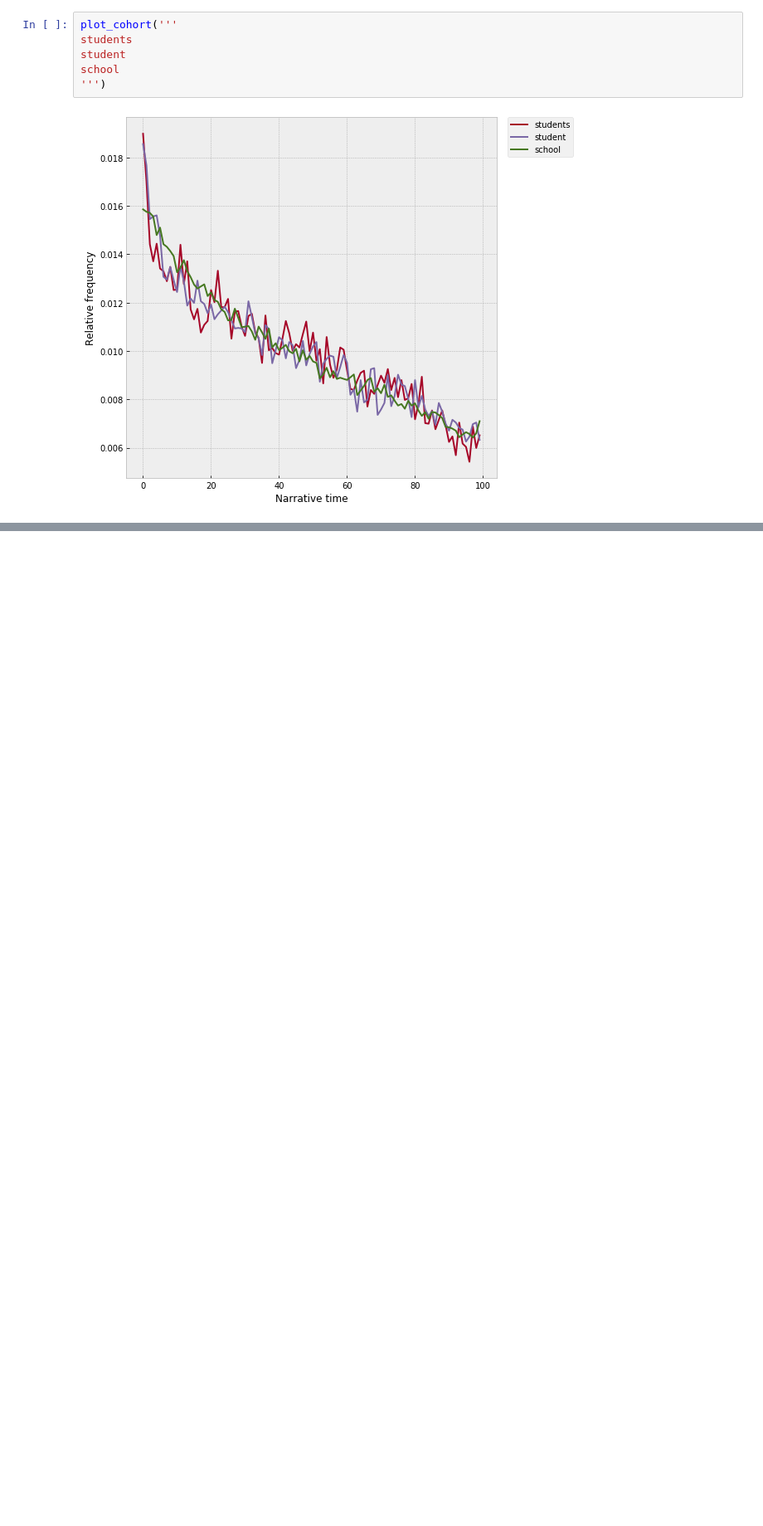
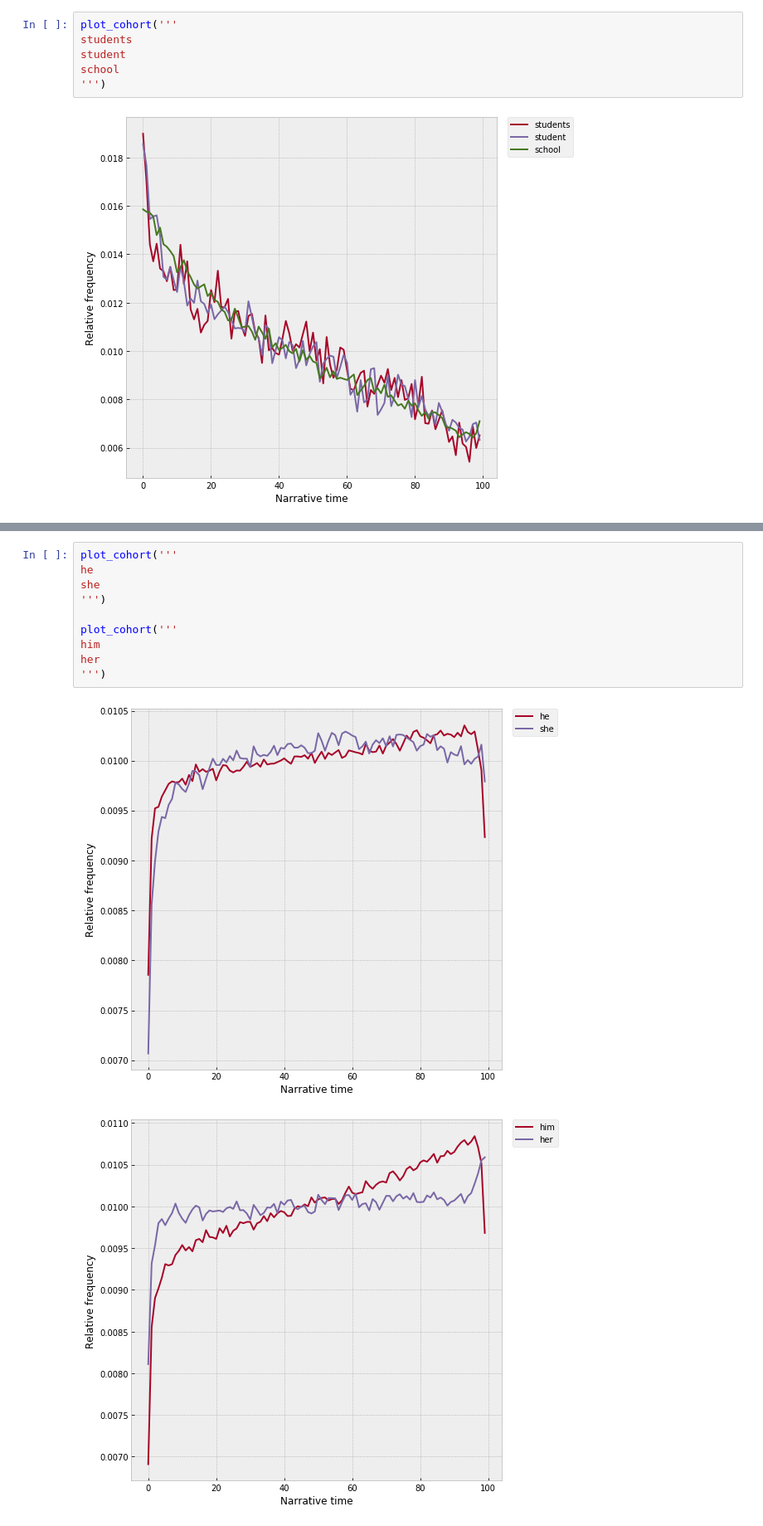
Before and after one commit to davidmcclure/lint-analysis, a Jupyter notebook: notebooks/31-sequences-opposites.ipynb, the cells around one changed output, grey strips where cells are left out. Shown at 83% size. Cells and saved outputs as stored; diff of their text form; blank space fills up the shorter version.

```diff
--- a/notebooks/31-sequences-opposites.ipynb
+++ b/notebooks/31-sequences-opposites.ipynb
@@ -310,0 +329,13 @@ school
+# %%
+plot_cohort('''
+he
+she
+''')
+
+plot_cohort('''
+him
+her
+''')
+# %% [output]
+[figure, added]
+[figure, added]
```
Also changed, not shown: parts of 2 cells of this notebook, 39 other files.
